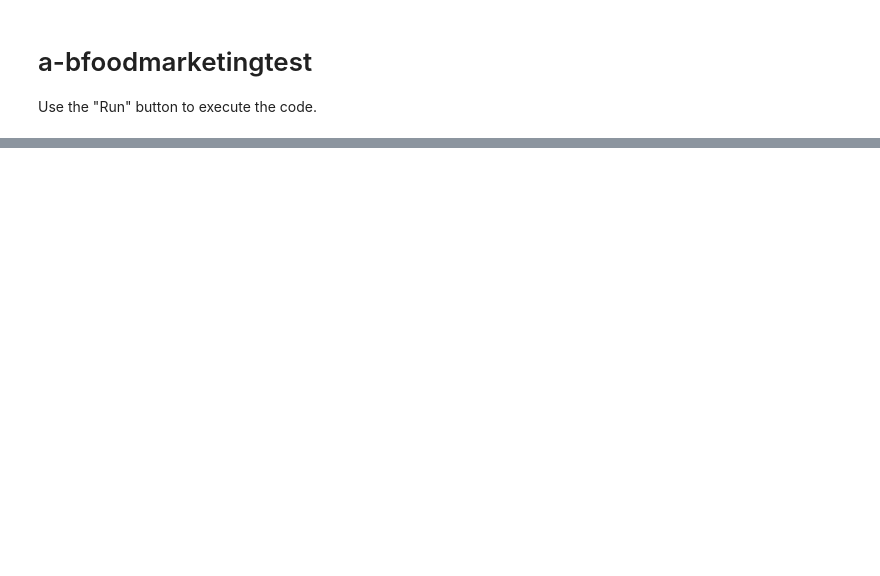
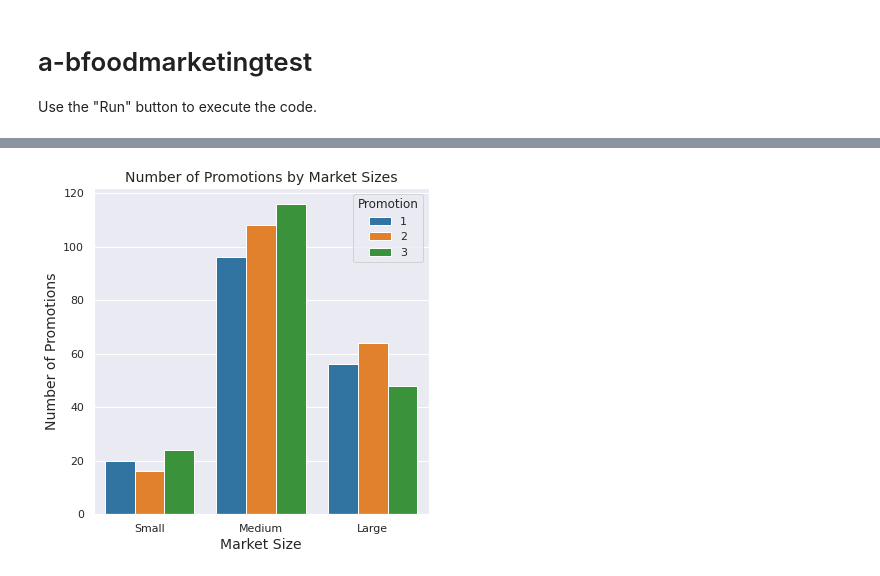
Before and after one commit to programeralebrije/a-bfoodmarketingtest, a Jupyter notebook: a_bfoodmarketingtest.ipynb, the cells around one changed output, grey strips where cells are left out. Saved outputs shown, nothing was run; the diff lists cells and outputs as text; code cells hidden in the pictures; blank space fills up the shorter version.

```diff
--- a/a_bfoodmarketingtest.ipynb
+++ b/a_bfoodmarketingtest.ipynb
@@ -20,0 +219,17 @@ jovian.commit(project="a-bfoodmarketingtest")
+# %%
+# Explore the promotion with different market sizes
+df_bar = df.groupby(['Promotion','MarketSize']).size().to_frame().reset_index()
+df_bar.rename({0:'NumOfStore'}, axis=1, inplace=True)
+
+sns.set_theme()
+plt.figure(figsize=(6,6))
+ax = sns.barplot(x='MarketSize', y='NumOfStore',hue='Promotion',
+                 data=df_bar, hue_order=[1,2,3], palette='tab10', order=['Small', 'Medium','Large'])
+# ax.set(xlabel='Promotion Type', ylabel='Number of Stores', fontsize=18)
+plt.xlabel('Market Size', fontsize=14)
+plt.ylabel('Number of Promotions', fontsize=14)
+plt.legend(title='Promotion')
+plt.title('Number of Promotions by Market Sizes', fontsize=14)
+plt.show()
+# %% [output]
+[figure, added]
```
Also changed, not shown: parts of 40 cells of this notebook.
